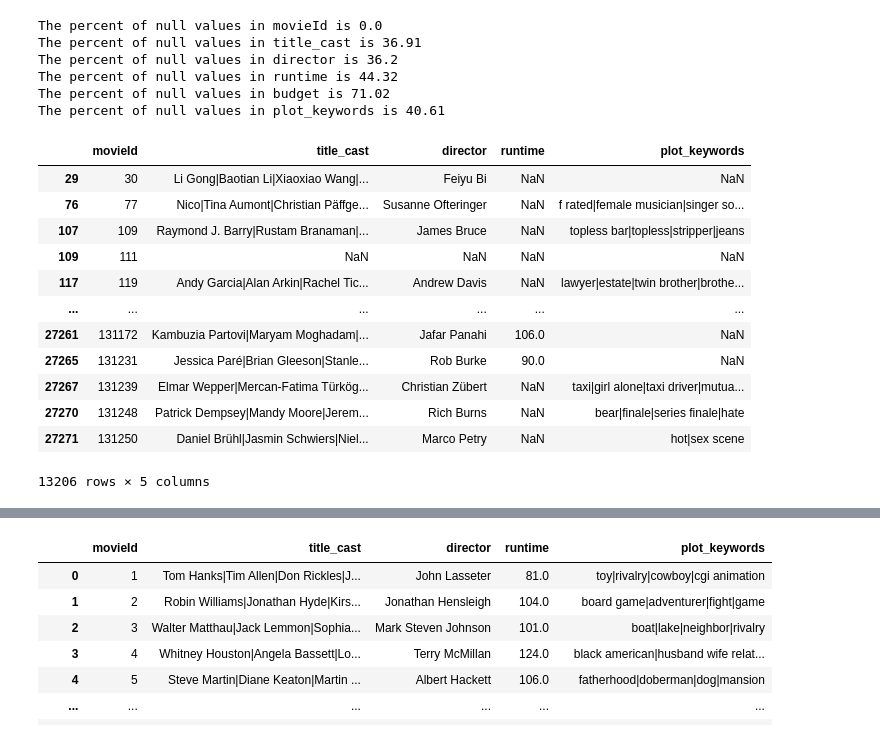
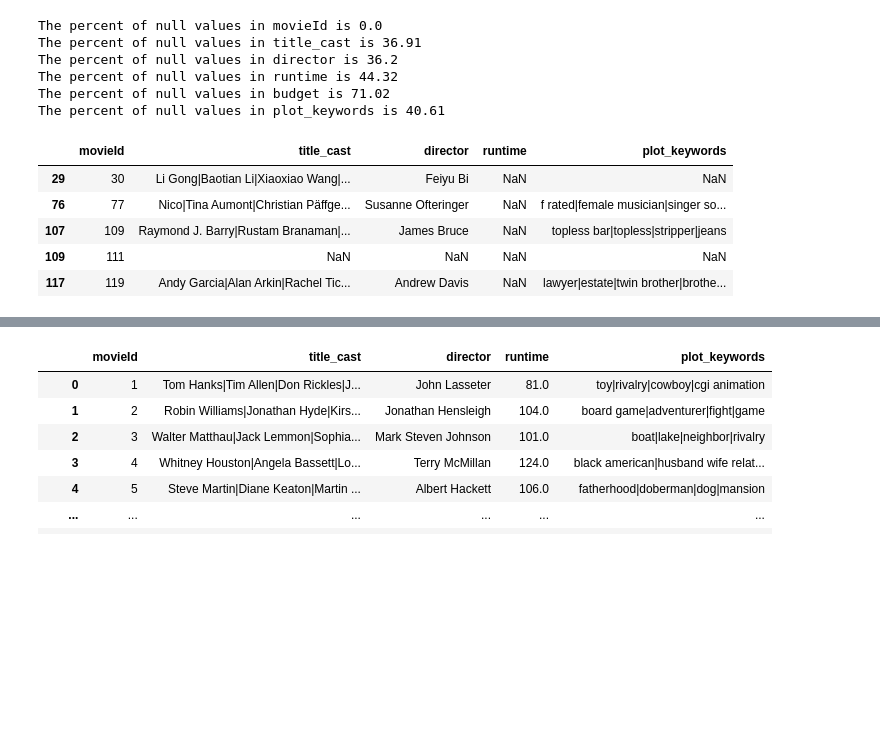
Before and after one commit to HlawuR/SmartRecommender, a Jupyter notebook: Unsupervised_skeleton_notebook.ipynb, the cells around one changed output, grey strips where cells are left out. Drawn from its saved outputs; the diff is of its cells as text; code cells hidden in the pictures; blank space fills up the shorter version.

```diff
--- a/Unsupervised_skeleton_notebook.ipynb
+++ b/Unsupervised_skeleton_notebook.ipynb
@@ -367,19 +365,12 @@ df_imdb_data=df_imdb_data.drop('budget', axis=1)
 # %%
 df_imdb_data = df_imdb_data.replace(' ', np.nan)                   # to get rid of empty values
 nan_value = df_imdb_data[df_imdb_data.isna().any(axis=1)]         # to get all rows with Na
 
-nan_value
+nan_value.head()
 # %% [output]
 |  | movieId | title_cast | director | runtime | plot_keywords |
 | 29 | 30 | Li Gong|Baotian Li|Xiaoxiao Wang|... | Feiyu Bi | NaN | NaN |
 | 76 | 77 | Nico|Tina Aumont|Christian Päffge... | Susanne Ofteringer | NaN | f rated|female musician|singer so... |
 | 107 | 109 | Raymond J. Barry|Rustam Branaman|... | James Bruce | NaN | topless bar|topless|stripper|jeans |
 | 109 | 111 | NaN | NaN | NaN | NaN |
 | 117 | 119 | Andy Garcia|Alan Arkin|Rachel Tic... | Andrew Davis | NaN | lawyer|estate|twin brother|brothe... |
-| ... | ... | ... | ... | ... | ... |
-| 27261 | 131172 | Kambuzia Partovi|Maryam Moghadam|... | Jafar Panahi | 106.0 | NaN |
-| 27265 | 131231 | Jessica Paré|Brian Gleeson|Stanle... | Rob Burke | 90.0 | NaN |
-| 27267 | 131239 | Elmar Wepper|Mercan-Fatima Türkög... | Christian Zübert | NaN | taxi|girl alone|taxi driver|mutua... |
-| 27270 | 131248 | Patrick Dempsey|Mandy Moore|Jerem... | Rich Burns | NaN | bear|finale|series finale|hate |
-| 27271 | 131250 | Daniel Brühl|Jasmin Schwiers|Niel... | Marco Petry | NaN | hot|sex scene |
-13206 rows × 5 columns
```
Also changed, not shown: parts of 61 cells of this notebook.
